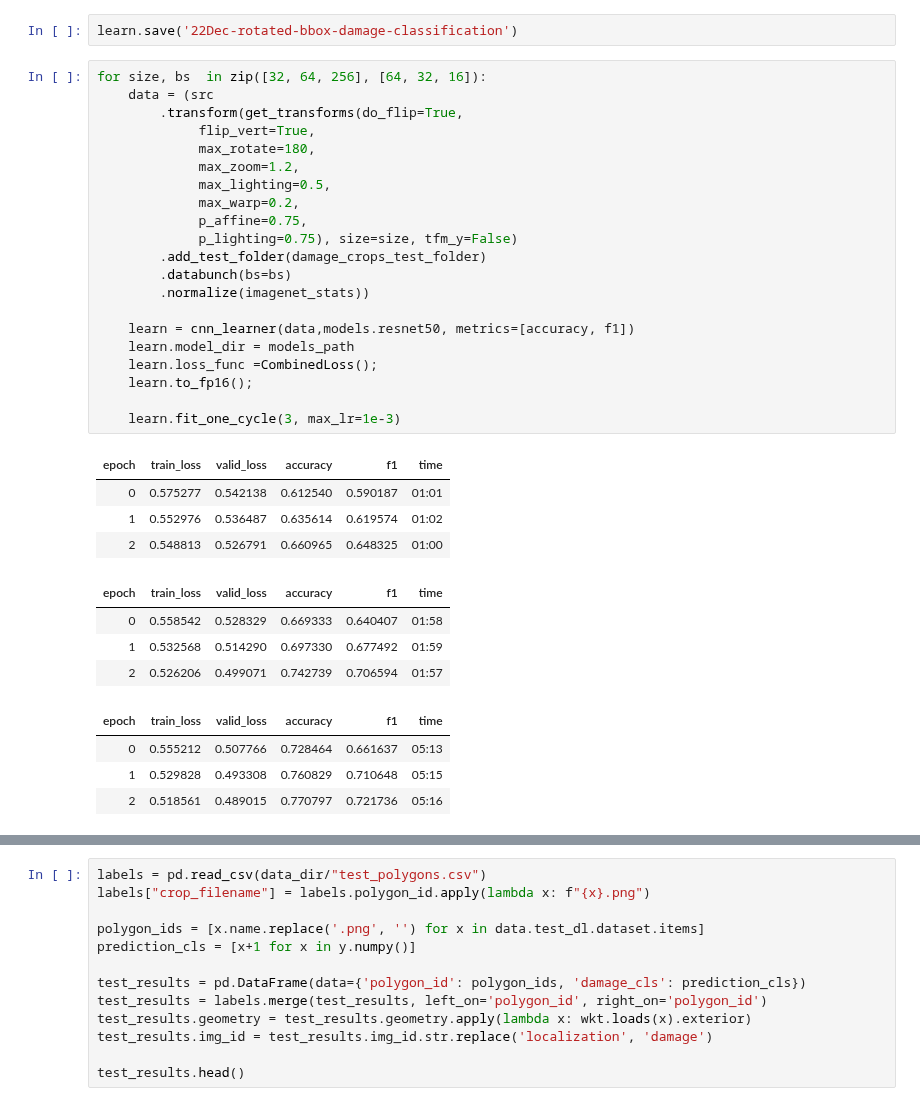
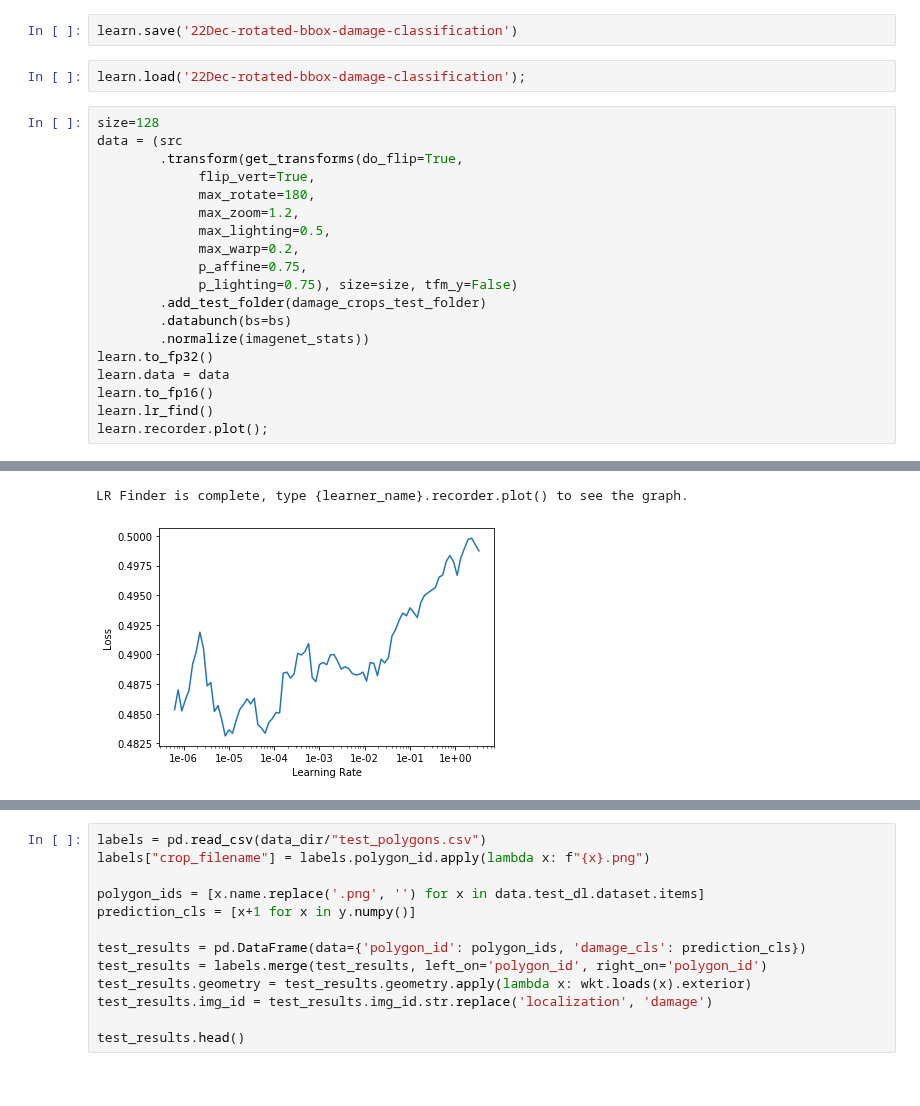
Before and after one commit to wwymak/spacenet-buildings, a Jupyter notebook: xview2/22Dec-improving classification using rotated bounding box.ipynb, the cells around one changed output, grey strips where cells are left out. Drawn from its saved outputs; the diff is of its cells as text.

```diff
--- a/xview2/22Dec-improving classification using rotated bounding box.ipynb
+++ b/xview2/22Dec-improving classification using rotated bounding box.ipynb
@@ -194,9 +194,11 @@ learn.fit_one_cycle(3, max_lr=1e-3)
 | 2 | 0.483963 | 0.476318 | 0.808624 | 0.803903 | 03:23 |
 # %%
 learn.save('22Dec-rotated-bbox-damage-classification')
+# %%
+learn.load('22Dec-rotated-bbox-damage-classification');
 # %%
-for size, bs  in zip([32, 64, 256], [64, 32, 16]):
-    data = (src
+size=128
+data = (src
         .transform(get_transforms(do_flip=True,
              flip_vert=True,
              max_rotate=180,
@@ -208,23 +210,9 @@ for size, bs  in zip([32, 64, 256], [64, 32, 16]):
         .add_test_folder(damage_crops_test_folder)
         .databunch(bs=bs)
         .normalize(imagenet_stats))
-
-    learn = cnn_learner(data,models.resnet50, metrics=[accuracy, f1])
-    learn.model_dir = models_path
-    learn.loss_func =CombinedLoss();
-    learn.to_fp16();
-
-    learn.fit_one_cycle(3, max_lr=1e-3)
+learn.to_fp32()
+learn.data = data
+learn.to_fp16()
+learn.lr_find()
+learn.recorder.plot();
 # %% [output]
-| epoch | train_loss | valid_loss | accuracy | f1 | time |
-| 0 | 0.575277 | 0.542138 | 0.612540 | 0.590187 | 01:01 |
-| 1 | 0.552976 | 0.536487 | 0.635614 | 0.619574 | 01:02 |
-| 2 | 0.548813 | 0.526791 | 0.660965 | 0.648325 | 01:00 |
-| epoch | train_loss | valid_loss | accuracy | f1 | time |
-| 0 | 0.558542 | 0.528329 | 0.669333 | 0.640407 | 01:58 |
-| 1 | 0.532568 | 0.514290 | 0.697330 | 0.677492 | 01:59 |
-| 2 | 0.526206 | 0.499071 | 0.742739 | 0.706594 | 01:57 |
-| epoch | train_loss | valid_loss | accuracy | f1 | time |
-| 0 | 0.555212 | 0.507766 | 0.728464 | 0.661637 | 05:13 |
-| 1 | 0.529828 | 0.493308 | 0.760829 | 0.710648 | 05:15 |
-| 2 | 0.518561 | 0.489015 | 0.770797 | 0.721736 | 05:16 |
@@ -230,0 +220,2 @@ for size, bs  in zip([32, 64, 256], [64, 32, 16]):
+LR Finder is complete, type {learner_name}.recorder.plot() to see the graph.
+[figure, added]
```
Also changed, not shown: parts of 28 cells of this notebook, 1 other file.
